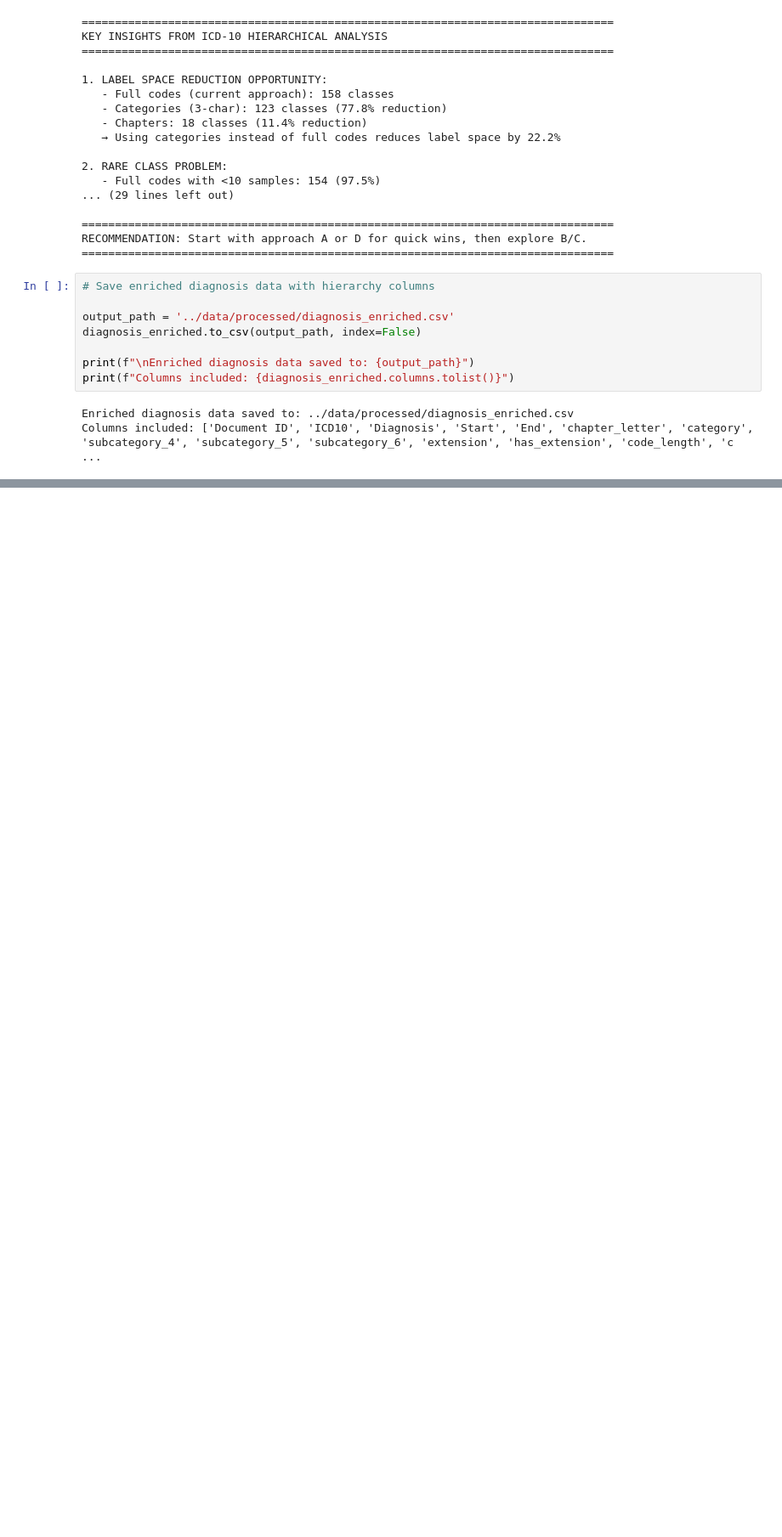
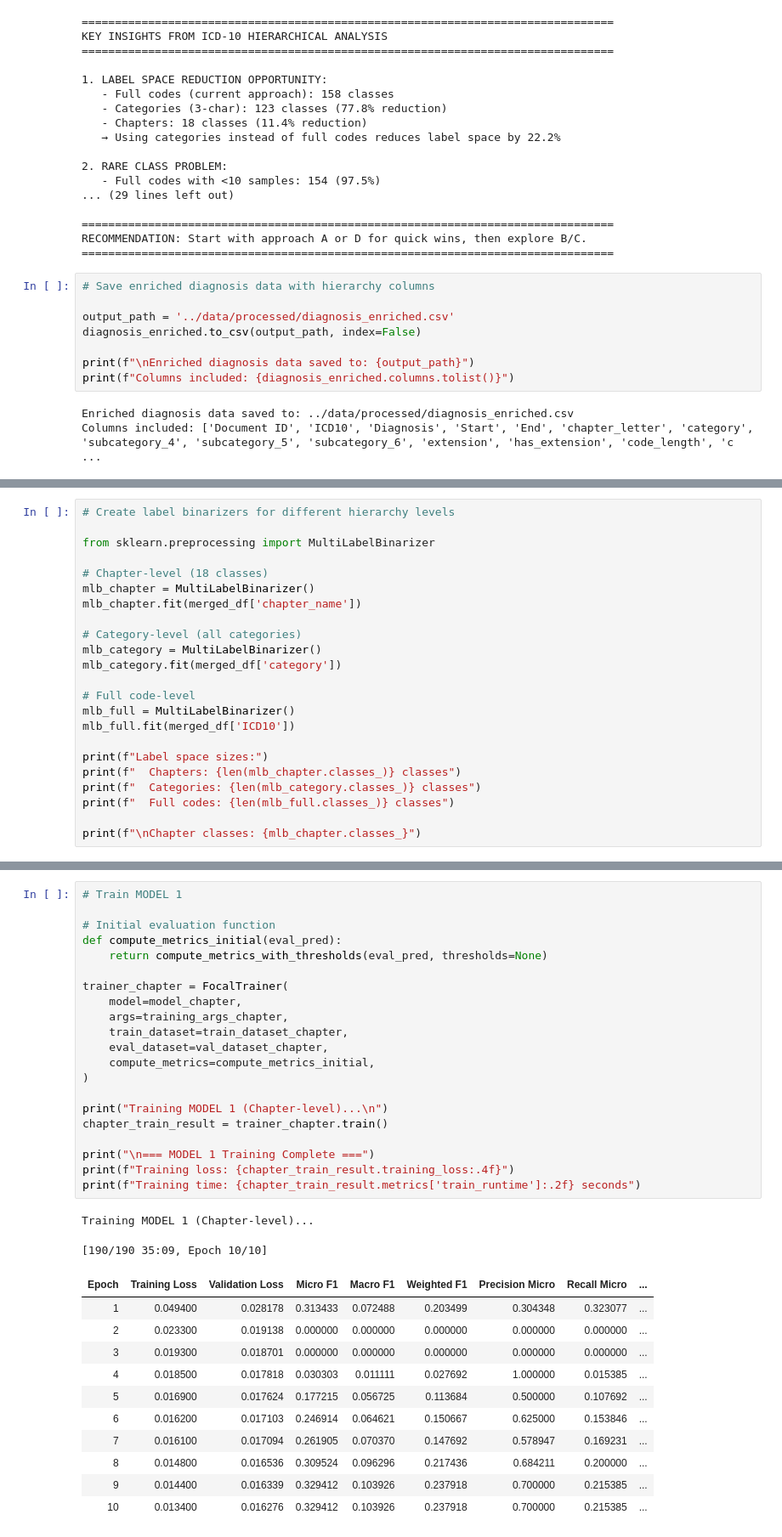
Before and after one commit to alexretana/clinical-nlp-claims-processing, a Jupyter notebook: notebooks/01_BioBERT_Fine-Tuning_NLP.ipynb, the cells around one changed output, grey strips where cells are left out. Shown at 85% size. Saved outputs shown, nothing was run; the diff lists cells and outputs as text; blank space fills up the shorter version.

```diff
--- a/notebooks/01_BioBERT_Fine-Tuning_NLP.ipynb
+++ b/notebooks/01_BioBERT_Fine-Tuning_NLP.ipynb
@@ -1326,0 +735,23 @@ print("Results saved to '../outputs/model_comparison_results.csv'")
+# %%
+# Create label binarizers for different hierarchy levels
+
+from sklearn.preprocessing import MultiLabelBinarizer
+
+# Chapter-level (18 classes)
+mlb_chapter = MultiLabelBinarizer()
+mlb_chapter.fit(merged_df['chapter_name'])
+
+# Category-level (all categories)
+mlb_category = MultiLabelBinarizer()
+mlb_category.fit(merged_df['category'])
+
+# Full code-level
+mlb_full = MultiLabelBinarizer()
+mlb_full.fit(merged_df['ICD10'])
+
+print(f"Label space sizes:")
+print(f"  Chapters: {len(mlb_chapter.classes_)} classes")
+print(f"  Categories: {len(mlb_category.classes_)} classes")
+print(f"  Full codes: {len(mlb_full.classes_)} classes")
+
+print(f"\nChapter classes: {mlb_chapter.classes_}")
@@ -1326,0 +1079,35 @@ print("Results saved to '../outputs/model_comparison_results.csv'")
+# %%
+# Train MODEL 1
+
+# Initial evaluation function
+def compute_metrics_initial(eval_pred):
+    return compute_metrics_with_thresholds(eval_pred, thresholds=None)
+
+trainer_chapter = FocalTrainer(
+    model=model_chapter,
+    args=training_args_chapter,
+    train_dataset=train_dataset_chapter,
+    eval_dataset=val_dataset_chapter,
+    compute_metrics=compute_metrics_initial,
+)
+
+print("Training MODEL 1 (Chapter-level)...\n")
+chapter_train_result = trainer_chapter.train()
+
+print("\n=== MODEL 1 Training Complete ===")
+print(f"Training loss: {chapter_train_result.training_loss:.4f}")
+print(f"Training time: {chapter_train_result.metrics['train_runtime']:.2f} seconds")
+# %% [output]
+Training MODEL 1 (Chapter-level)...
+[190/190 35:09, Epoch 10/10]
+| Epoch | Training Loss | Validation Loss | Micro F1 | Macro F1 | Weighted F1 | Precision Micro | Recall Micro | ... |
+| 1 | 0.049400 | 0.028178 | 0.313433 | 0.072488 | 0.203499 | 0.304348 | 0.323077 | ... |
+| 2 | 0.023300 | 0.019138 | 0.000000 | 0.000000 | 0.000000 | 0.000000 | 0.000000 | ... |
+| 3 | 0.019300 | 0.018701 | 0.000000 | 0.000000 | 0.000000 | 0.000000 | 0.000000 | ... |
+| 4 | 0.018500 | 0.017818 | 0.030303 | 0.011111 | 0.027692 | 1.000000 | 0.015385 | ... |
+| 5 | 0.016900 | 0.017624 | 0.177215 | 0.056725 | 0.113684 | 0.500000 | 0.107692 | ... |
+| 6 | 0.016200 | 0.017103 | 0.246914 | 0.064621 | 0.150667 | 0.625000 | 0.153846 | ... |
+| 7 | 0.016100 | 0.017094 | 0.261905 | 0.070370 | 0.147692 | 0.578947 | 0.169231 | ... |
+| 8 | 0.014800 | 0.016536 | 0.309524 | 0.096296 | 0.217436 | 0.684211 | 0.200000 | ... |
+| 9 | 0.014400 | 0.016339 | 0.329412 | 0.103926 | 0.237918 | 0.700000 | 0.215385 | ... |
+| 10 | 0.013400 | 0.016276 | 0.329412 | 0.103926 | 0.237918 | 0.700000 | 0.215385 | ... |
```
Also changed, not shown: parts of 70 cells of this notebook, 5 other files.
